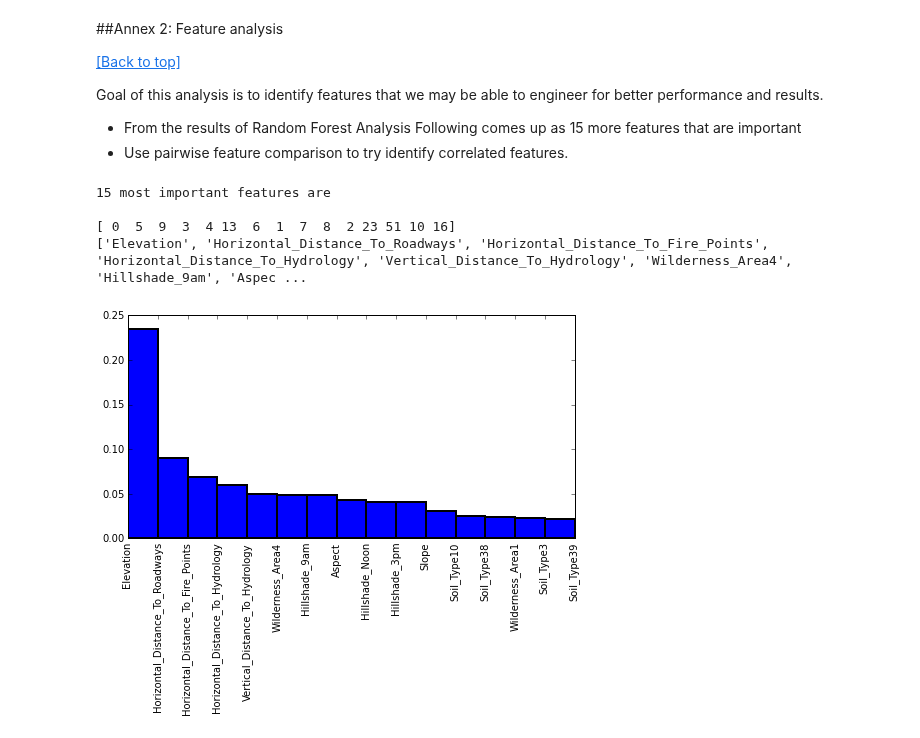
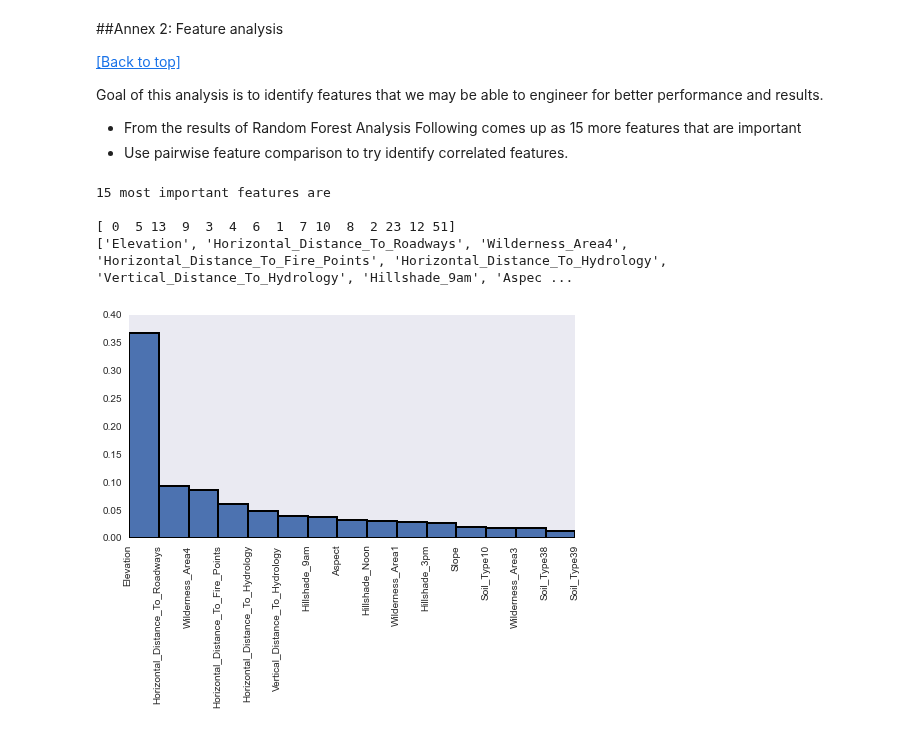
Before and after one commit to juanjocarin/W207-final-project, a Jupyter notebook: Forest/W207-Carin_Mahmud_Sakhamuri.ipynb, the cells around one changed output. Cells and saved outputs as stored; diff of their text form; code cells hidden in the pictures.

```diff
--- a/Forest/W207-Carin_Mahmud_Sakhamuri.ipynb
+++ b/Forest/W207-Carin_Mahmud_Sakhamuri.ipynb
@@ -511,15 +511,15 @@ param_grid = {'criterion': ['gini', 'entropy'], 'max_features': [2, 5, 10, 20, 5
               'max_depth': [5, 10, 20, 25, 30, 40]}
 best_param_DT = GridSearchCV(DecisionTreeClassifier(), param_grid, scoring='accuracy')
 best_param_DT.fit(X_train, y_train)
-optimal_criterion = best_param_DT.best_params_['criterion']
-print 'The optimal criterion is {0}'.format(optimal_criterion)
-optimal_max_features = best_param_DT.best_params_['max_features']
-print 'The optimal maximum number of features is {0}'.format(optimal_max_features)
-optimal_max_depth = best_param_DT.best_params_['max_depth']
-print 'The optimal maximum depth of the tree is {0}'.format(optimal_max_depth)
+optimal_criterion_DT = best_param_DT.best_params_['criterion']
+print 'The optimal criterion is {0}'.format(optimal_criterion_DT)
+optimal_max_features_DT = best_param_DT.best_params_['max_features']
+print 'The optimal maximum number of features is {0}'.format(optimal_max_features_DT)
+optimal_max_depth_DT = best_param_DT.best_params_['max_depth']
+print 'The optimal maximum depth of the tree is {0}'.format(optimal_max_depth_DT)
 
-DT = DecisionTreeClassifier(criterion=optimal_criterion, max_features=optimal_max_features,
-                            max_depth=optimal_max_depth, random_state=0)
+DT = DecisionTreeClassifier(criterion=optimal_criterion_DT, max_features=optimal_max_features_DT,
+                            max_depth=optimal_max_depth_DT, random_state=0)
 DT.fit(X_train, y_train)
 
 y_dev_dec = DT.predict(X_dev)
@@ -545,8 +528,8 @@ avg / total       0.82      0.82      0.82      1512
 # %% [markdown]
 Keep record of the predictions in the dev set, as well as the accuracy, to ensemble all the models in a later step:
 # %%
-DT = DecisionTreeClassifier(criterion=optimal_criterion, max_features=optimal_max_features,
-                            max_depth=optimal_max_depth, random_state=0)
+DT = DecisionTreeClassifier(criterion='entropy', max_features=54,
+                            max_depth=25, random_state=0)
 DT.fit(X_train, y_train)
 pred_y_dev_DT = DT.predict(X_dev)
 acc_DT = metrics.accuracy_score(y_dev, pred_y_dev_DT)
@@ -603,9 +583,9 @@ print metrics.accuracy_score(y_dev, y_dev_RF)
 # %% [markdown]
 Keep record of the predictions in the dev set, as well as the accuracy, to ensemble all the models in a later step:
 # %%
-RF = ensemble.RandomForestClassifier(criterion=optimal_criterion, n_estimators=optimal_n_estimators,
-                                     min_samples_split=optimal_min_samples_split,
-                                     max_features=optimal_max_features, random_state=0)
+RF = ensemble.RandomForestClassifier(criterion='entropy', n_estimators=150,
+                                     min_samples_split=2, max_features=20,
+                                     max_depth=25, random_state=0)
 RF.fit(X_train,y_train)
 pred_y_dev_RF = RF.predict(X_dev)
 acc_RF = metrics.accuracy_score(y_dev, pred_y_dev_RF)
@@ -739,17 +706,15 @@ tmp=np.delete(X_train,elev_hydro_vert,axis=1)
 X_train_f1=np.hstack((X_sum,tmp))
 # %%
 %%time
-rf = ensemble.RandomForestClassifier(criterion=optimal_criterion, n_estimators=optimal_n_estimators,
-                                     min_samples_split=optimal_min_samples_split,
-                                     max_features=optimal_max_features, random_state=0)
+rf = ensemble.RandomForestClassifier(criterion=optimal_criterion_RF,
+                                     n_estimators=optimal_n_estimators_RF,
+                                     min_samples_split=optimal_min_samples_split_RF,
+                                     max_features=optimal_max_features_RF, random_state=0)
 rf.fit(X_train_10sq,y_train)
 y_dev_rf = rf.predict(X_dev_10sq)
 print metrics.classification_report(y_dev, y_dev_rf)
 print metrics.accuracy_score(y_dev, y_dev_rf)
 
-rf = ensemble.RandomForestClassifier(criterion=optimal_criterion, n_estimators=optimal_n_estimators,
-                                     min_samples_split=optimal_min_samples_split,
-                                     max_features=optimal_max_features, random_state=0)
 rf.fit(X_train_new,y_train)
 y_dev_rf = rf.predict(X_dev_new)
 print metrics.classification_report(y_dev, y_dev_rf)
@@ -1416,33 +1428,33 @@ Goal of this analysis is to  identify features that we may be able to engineer f
 # %%
 fet_ind=[]
 def plot_important_features(rf,nFeatures) :
     global fet_ind
     plt.figure(figsize=(8, 4))
     fet_ind = np.argsort(rf.feature_importances_)[::-1]
     fet_imp = rf.feature_importances_[fet_ind][:nFeatures]
     feature_names = column_names_test.split(",")
     feature_names =feature_names[1:]
     feature_names_array=np.array(feature_names)[fet_ind]
     feature_names=feature_names_array[:nFeatures].tolist()
 
     print "%d most important features are\n" % nFeatures
     print fet_ind[:nFeatures]
     print feature_names
 
     #plot the bar chart for most important features
     plt.bar(np.arange(len(fet_imp)), fet_imp, width=1, lw=2)
     plt.grid(False)
     xt = np.arange(len(fet_imp)+0.5)
     ax = plt.subplot(111)
     ax.set_xticks(xt)
     xlabels=feature_names_array.tolist()
     ax.set_xticklabels(xlabels, rotation=90)
     plt.xlim(0, len(fet_imp))
 
-plot_important_features(rf,15)
+plot_important_features(RF,15)
 # %% [output]
 15 most important features are
 
-[ 0  5  9  3  4 13  6  1  7  8  2 23 51 10 16]
-['Elevation', 'Horizontal_Distance_To_Roadways', 'Horizontal_Distance_To_Fire_Points', 'Horizontal_Distance_To_Hydrology', 'Vertical_Distance_To_Hydrology', 'Wilderness_Area4', 'Hillshade_9am', 'Aspec ...
+[ 0  5 13  9  3  4  6  1  7 10  8  2 23 12 51]
+['Elevation', 'Horizontal_Distance_To_Roadways', 'Wilderness_Area4', 'Horizontal_Distance_To_Fire_Points', 'Horizontal_Distance_To_Hydrology', 'Vertical_Distance_To_Hydrology', 'Hillshade_9am', 'Aspec ...
-[figure, old version]
+[figure, new version]
```
Also changed, not shown: parts of 37 cells of this notebook.
